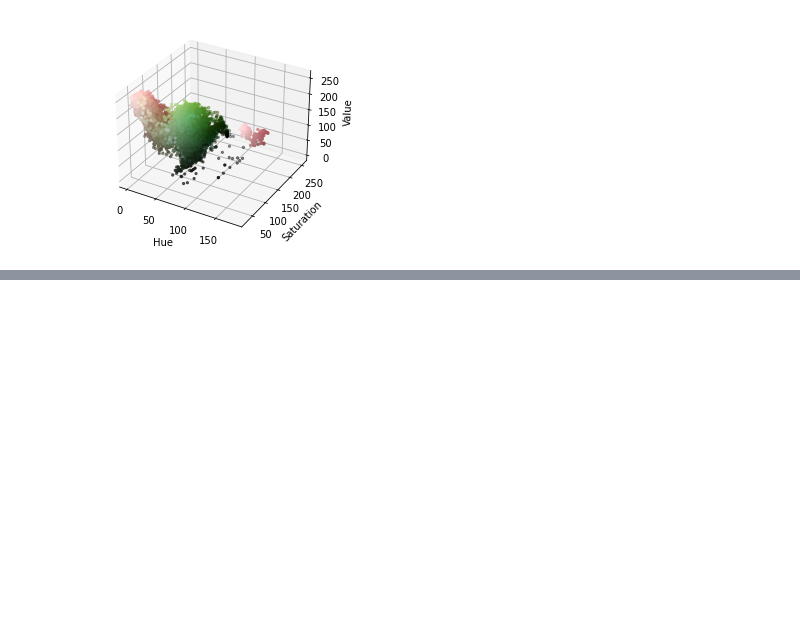
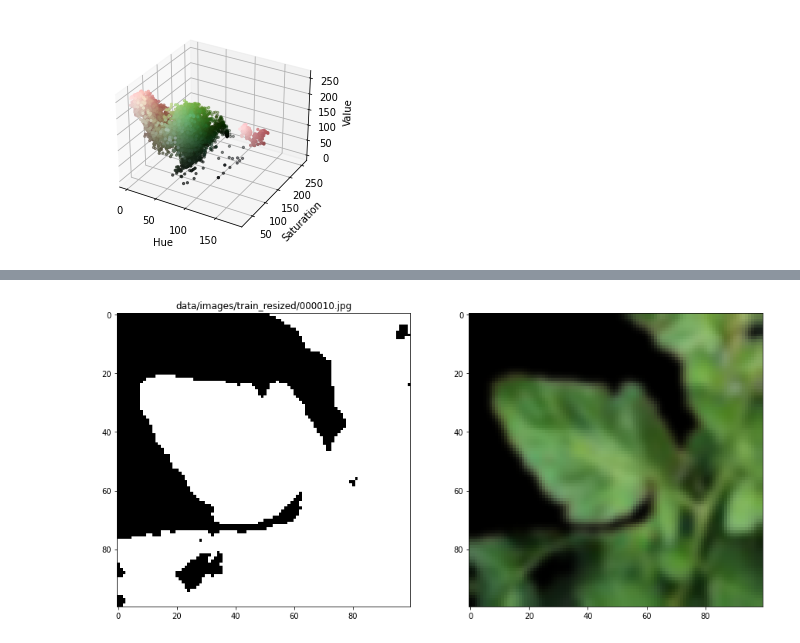
Before and after one commit to shashigharti/python-examples-for-beginners, a Jupyter notebook: notebooks/plant-nutrient-deficiency/process-images.ipynb, the cells around one changed output, grey strips where cells are left out. Cells and saved outputs as stored; diff of their text form; code cells hidden in the pictures; blank space fills up the shorter version.

```diff
--- a/notebooks/plant-nutrient-deficiency/process-images.ipynb
+++ b/notebooks/plant-nutrient-deficiency/process-images.ipynb
@@ -55,6 +41,26 @@ for file in os.listdir(resized_dir)[:12]:
 plt.show()
 # %% [output]
 [figure]
+# %%
+def image_segmentation_by_color(file):
+    tomato_leaf = cv2.imread(file)
+    tomato_leaf_rgb = cv2.cvtColor(tomato_leaf, cv2.COLOR_BGR2RGB)
+    tomato_leaf_hsv = cv2.cvtColor(tomato_leaf_rgb, cv2.COLOR_RGB2HSV)
+
+    # range for green color in HSV color space
+    lower_blue = np.array([25, 50, 20])
+    upper_blue = np.array([80, 255, 255])
+
+    # threshold to get green color
+    mask = cv2.inRange(tomato_leaf_hsv, lower_blue, upper_blue)
+
+    # Bitwise-AND mask and original image
+    result = cv2.bitwise_and(tomato_leaf_rgb, tomato_leaf_rgb, mask= mask)
+
+    # blur image to improve segmentation
+    blur = cv2.GaussianBlur(result, (7, 7), 0)
+
+    return mask, blur
 # %%
 img = 'data/images/train_resized/000010.jpg'
 tomato_leaf = cv2.imread(img)
@@ -145,0 +105,12 @@ for file in os.listdir(train_dir):
+# %%
+mask, result_img = image_segmentation_by_color(img)
+plt.figure(figsize=(15,20))
+plt.subplot(1, 2, 1)
+plt.title(img)
+plt.imshow(mask, cmap="gray")
+
+plt.subplot(1, 2, 2)
+plt.imshow(result_img)
+plt.show()
+# %% [output]
+[figure, added]
```
Also changed, not shown: parts of 5 cells of this notebook, 1 other file.
